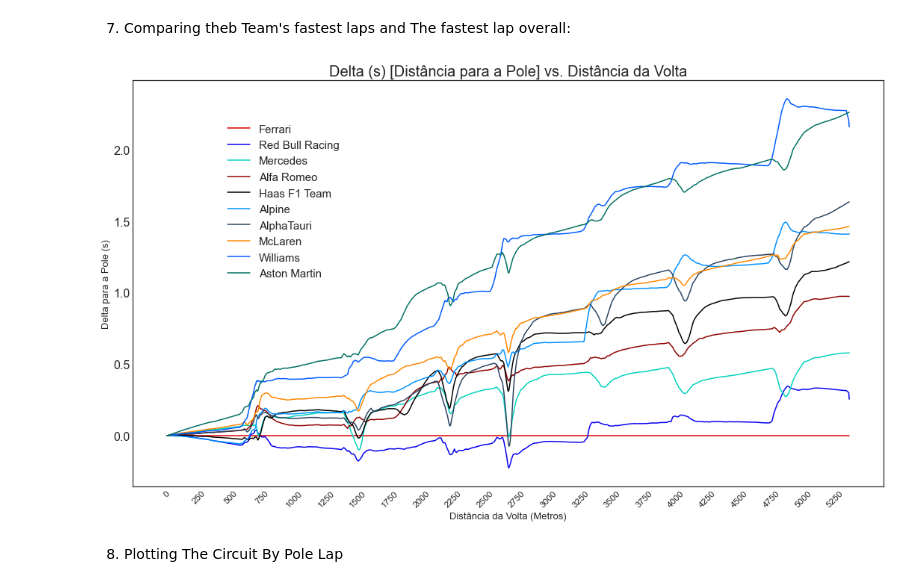
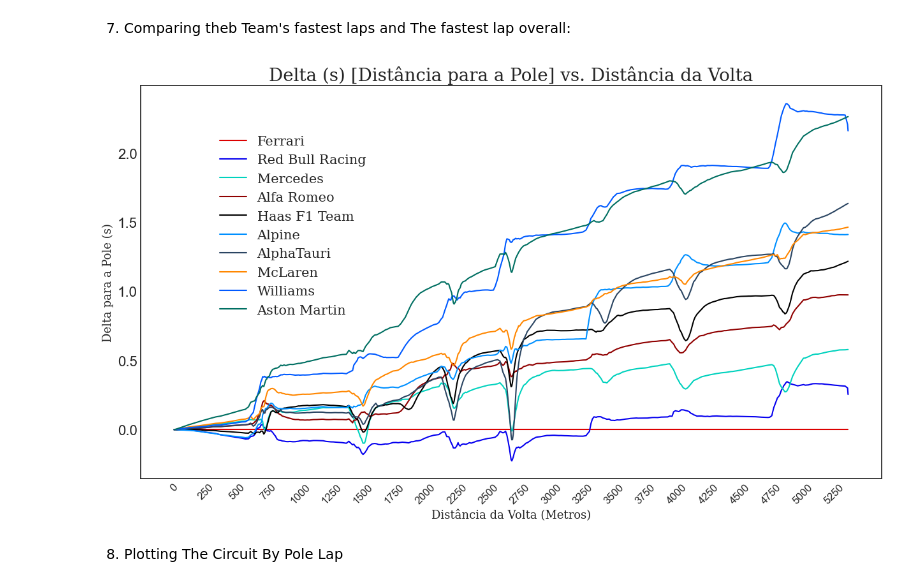
Before and after one commit to Henrique-Azank/Formula-1-Data-Analysis, a Jupyter notebook: DataAnalysis/Data_Analysis_1.ipynb, the cells around one changed output. Drawn from its saved outputs; the diff is of its cells as text; code cells hidden in the pictures.

```diff
--- a/DataAnalysis/Data_Analysis_1.ipynb
+++ b/DataAnalysis/Data_Analysis_1.ipynb
@@ -117,24 +117,21 @@ Team_Colors_Dict
 # %%
 from matplotlib import rcParams
 plt.style.use('seaborn-white')
-
-rcParams['figure.figsize'] = (18,10)
-
+rcParams['figure.figsize'] = (15,8)
 ax = plt.axes()
-
 
 for team in team_fastest_lap:
     delta_time, ref_tel, compare_tel = utils.delta_time(fastest_lap, team_fastest_lap[team])
     plt.plot(ref_tel['Distance'], delta_time, color = Team_Colors_Dict[team], label = team)
 
-plt.ylabel("Delta para a Pole (s)", fontdict={'size': 13})
-plt.xlabel("Distância da Volta (Metros)", fontdict={'size': 13})
-plt.title('Delta (s) [Distância para a Pole] vs. Distância da Volta', fontdict={'size': 20})
+plt.ylabel("Delta para a Pole (s)", fontdict={'size': 13, 'family': 'serif'})
+plt.xlabel("Distância da Volta (Metros)", fontdict={'size': 13, 'family': 'serif'})
+plt.title('Delta (s) [Distância para a Pole] vs. Distância da Volta', fontdict={'size': 20, 'family': 'serif'})
 plt.xticks(np.arange(0, np.max(ref_tel['Distance']), step=250), rotation = 45, fontsize = 12)
 plt.yticks(fontsize = 16)
-plt.legend(loc = (.12,.5), prop = {'size':15})
+plt.legend(loc = (.1,.4), prop = {'size':15, 'family': 'serif'})
 plt.show()
 # %% [output]
-[figure, old version]
+[figure, new version]
 # %% [markdown]
 8. Plotting The Circuit By Pole Lap
```
Also changed, not shown: parts of 12 cells of this notebook.
